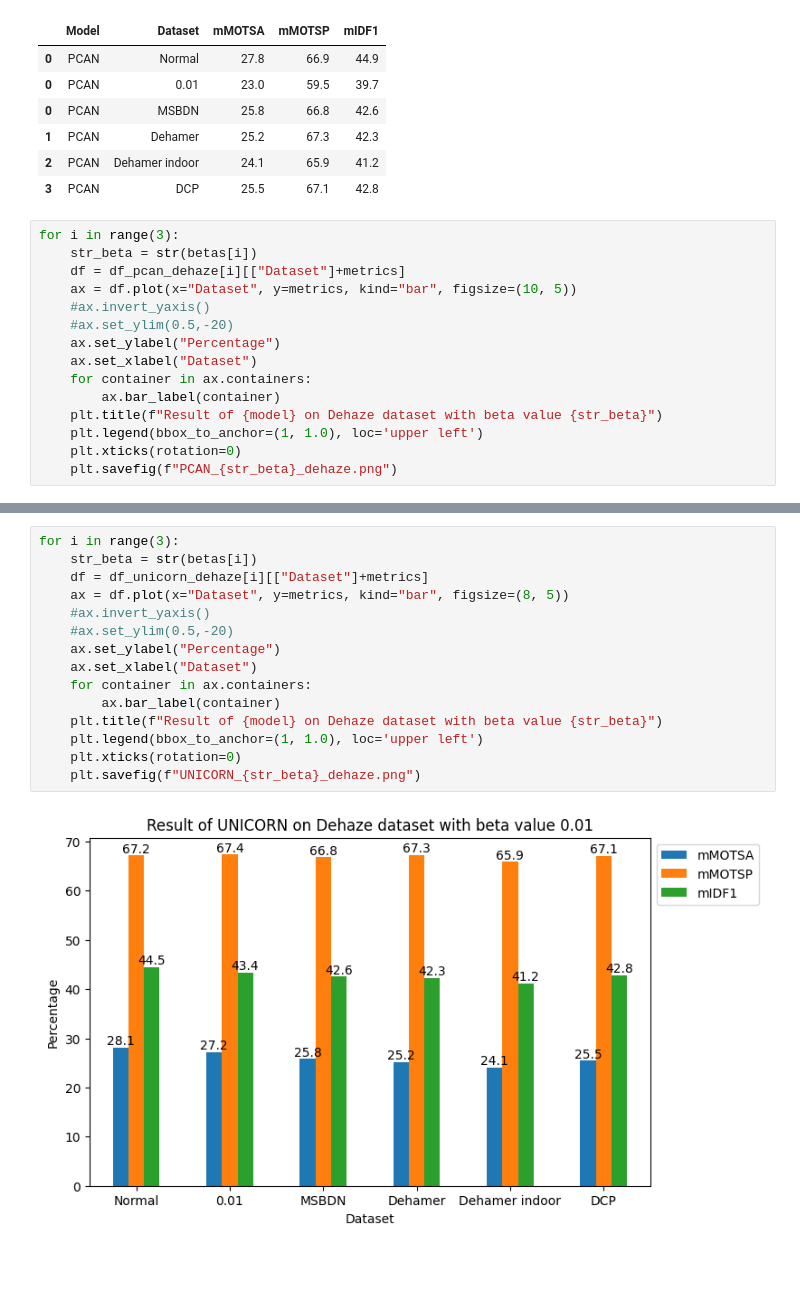
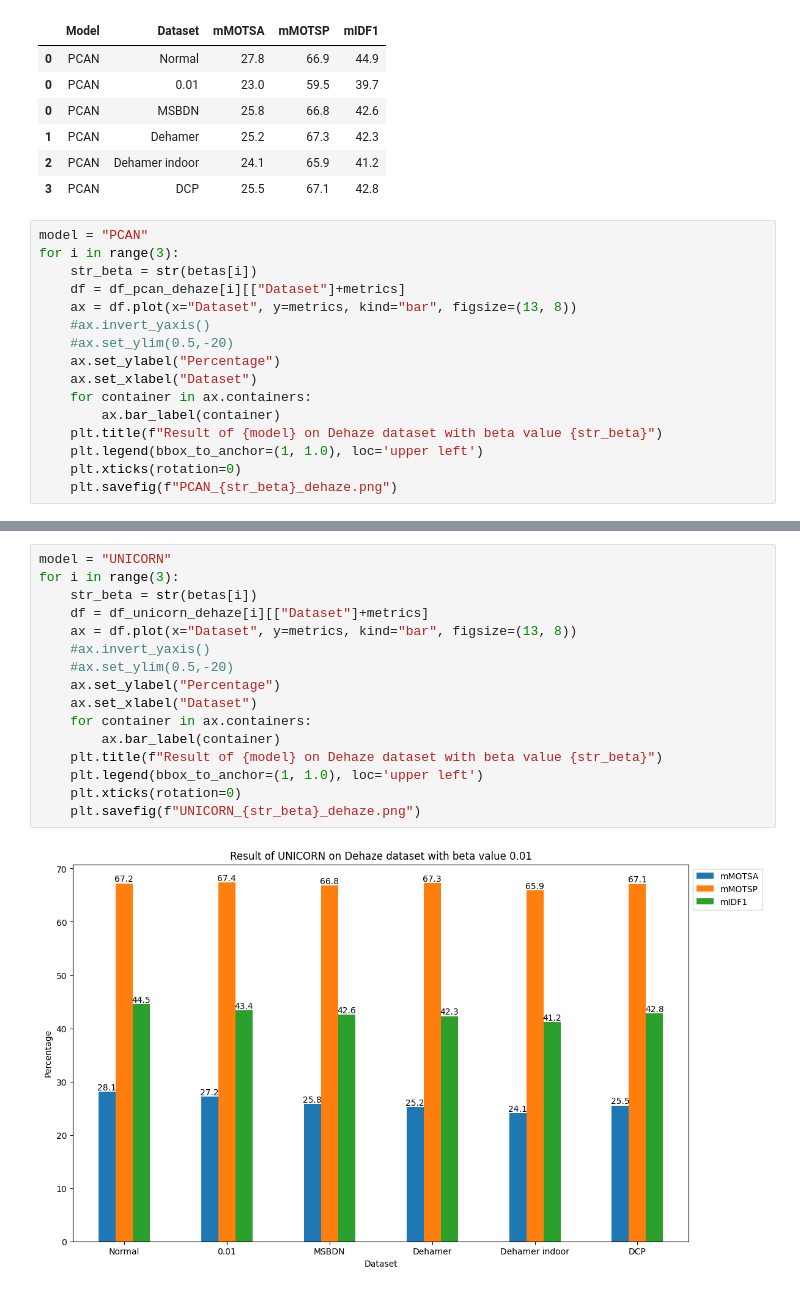
Before and after one commit to 2223CUHKFYP/2223CUHKFYP.github.io, a Jupyter notebook: resources/make_graph.ipynb, the cells around one changed output, grey strips where cells are left out. Cells and saved outputs as stored; diff of their text form; blank space fills up the shorter version.

```diff
--- a/resources/make_graph.ipynb
+++ b/resources/make_graph.ipynb
@@ -119,10 +119,11 @@ df_pcan_dehaze[0]
 | 2 | PCAN | Dehamer indoor | 24.1 | 65.9 | 41.2 |
 | 3 | PCAN | DCP | 25.5 | 67.1 | 42.8 |
 # %%
+model = "PCAN"
 for i in range(3):
     str_beta = str(betas[i])
     df = df_pcan_dehaze[i][["Dataset"]+metrics]
-    ax = df.plot(x="Dataset", y=metrics, kind="bar", figsize=(10, 5))
+    ax = df.plot(x="Dataset", y=metrics, kind="bar", figsize=(13, 8))
     #ax.invert_yaxis()
     #ax.set_ylim(0.5,-20)
     ax.set_ylabel("Percentage")
@@ -140,17 +141,18 @@ for i in range(3):
 # %%
+model = "UNICORN"
 for i in range(3):
     str_beta = str(betas[i])
     df = df_unicorn_dehaze[i][["Dataset"]+metrics]
-    ax = df.plot(x="Dataset", y=metrics, kind="bar", figsize=(8, 5))
+    ax = df.plot(x="Dataset", y=metrics, kind="bar", figsize=(13, 8))
     #ax.invert_yaxis()
     #ax.set_ylim(0.5,-20)
     ax.set_ylabel("Percentage")
     ax.set_xlabel("Dataset")
     for container in ax.containers:
         ax.bar_label(container)
     plt.title(f"Result of {model} on Dehaze dataset with beta value {str_beta}")
     plt.legend(bbox_to_anchor=(1, 1.0), loc='upper left')
     plt.xticks(rotation=0)
     plt.savefig(f"UNICORN_{str_beta}_dehaze.png")
 # %% [output]
-[figure, old version]
+[figure, new version]
```
Also changed, not shown: parts of 2 cells of this notebook.
